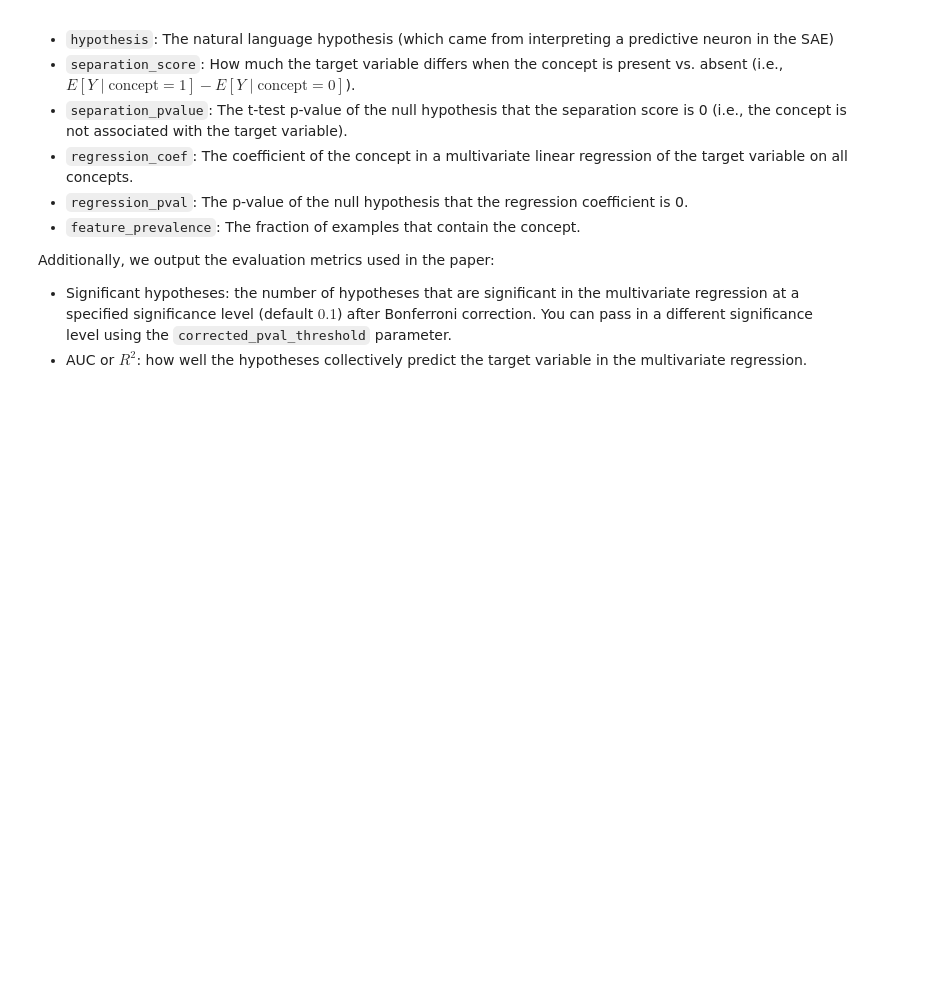
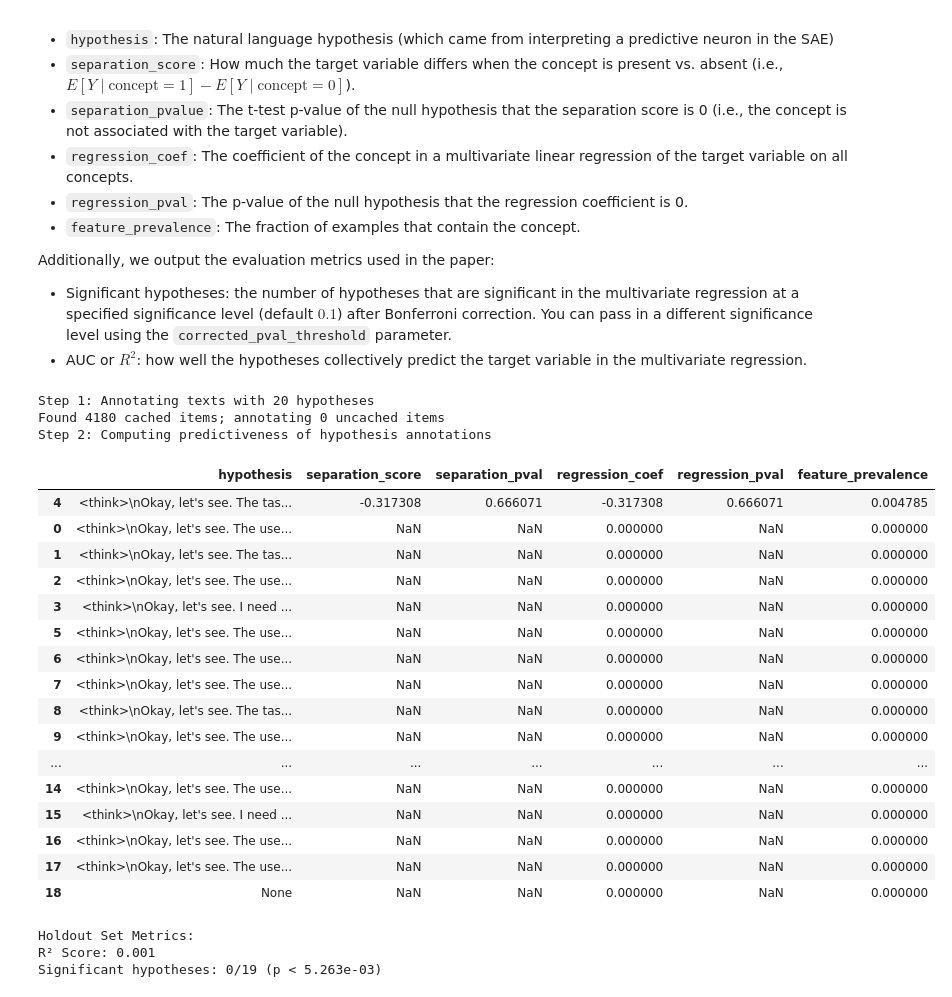
Before and after one commit to Lhongpei/myHypotheSAEs, a Jupyter notebook: quickstart.ipynb, the cells around one changed output. Drawn from its saved outputs; the diff is of its cells as text; code cells hidden in the pictures; blank space fills up the shorter version.

```diff
--- a/quickstart.ipynb
+++ b/quickstart.ipynb
@@ -46,7 +46,7 @@ train_X = pd.read_csv(os.path.join(base_dir, "X_train.csv"))
 train_y = pd.read_csv(os.path.join(base_dir, "y_train.csv")).values.ravel()
 test_X = pd.read_csv(os.path.join(base_dir, "X_test.csv"))
 test_y = pd.read_csv(os.path.join(base_dir, "y_test.csv")).values.ravel()
-number_dict = {'home': 0, 'other': 1, 'died': 2}
+number_dict = {'home': 0, 'other': 0, 'died': 1}
 label_train = [number_dict[label] for label in train_y]
 label_test = [number_dict[label] for label in test_y]
 few_shot_row = train_X.iloc[0:few_shot_examples, :]
@@ -102,13 +102,11 @@ Interpret a random subset of neurons in the SAE to sanity-check that the learned
 # If you don't pass in task-specific instructions, there is a generic instruction (see src/interpret_neurons.py);
 # task-specific instructions are optional, but they help produce hypotheses at the desired level of specificity.
 
-TASK_SPECIFIC_INSTRUCTIONS = """All of the texts are reviews of restaurants on Yelp.
-Features should describe a specific aspect of the review. For example:
-- "mentions long wait times to receive service"
-- "praises how a dish was cooked, with phrases like 'perfect medium-rare'\""""
-print(texts[0])  # Print an example text to see the format
-print(train_embeddings[0])  # Print the corresponding embedding to see the format
-print(sae_list[0])
+TASK_SPECIFIC_INSTRUCTIONS = None
+# """All of the texts are reviews of restaurants on Yelp.
+# Features should describe a specific aspect of the review. For example:
+# - "mentions long wait times to receive service"
+# - "praises how a dish was cooked, with phrases like 'perfect medium-rare'\""""
 # Interpret random neurons
 results = interpret_sae(
     texts=texts,
@@ -218,7 +195,8 @@ results = generate_hypotheses(
     selection_method=selection_method,
     n_selected_neurons=20,
     n_candidate_interpretations=1,
-    task_specific_instructions=TASK_SPECIFIC_INSTRUCTIONS
+    task_specific_instructions=TASK_SPECIFIC_INSTRUCTIONS,
+    classification=True
 )
 
 print("\nMost predictive features of Yelp reviews:")
@@ -246,22 +281,49 @@ Additionally, we output the evaluation metrics used in the paper:
 - Significant hypotheses: the number of hypotheses that are significant in the multivariate regression at a specified significance level (default $0.1$) after Bonferroni correction. You can pass in a different significance level using the `corrected_pval_threshold` parameter.
 - AUC or $R^2$: how well the hypotheses collectively predict the target variable in the multivariate regression.
 # %%
-holdout_df = pd.read_json(os.path.join(base_dir, "yelp-demo-holdout-2K.json"), lines=True)
-holdout_texts = holdout_df['text'].tolist()
-holdout_labels = holdout_df['stars'].values
+# holdout_df = pd.read_json(os.path.join(base_dir, "yelp-demo-holdout-2K.json"), lines=True)
+# holdout_texts = holdout_df['text'].tolist()
+# holdout_labels = holdout_df['stars'].values
+
+holdout_texts = df_to_prompts(few_shot_row, few_shot_label, test_X, few_shot_examples=few_shot_examples)
+holdout_labels = label_test  # Exclude few-shot examples
 
 metrics, evaluation_df = evaluate_hypotheses(
     hypotheses_df=results,
     texts=holdout_texts,
     labels=holdout_labels,
     cache_name=CACHE_NAME,
 )
 
 pd.set_option('display.max_colwidth', None)
 display(evaluation_df)
 pd.reset_option('display.max_colwidth')
 
 print("\nHoldout Set Metrics:")
 print(f"R² Score: {metrics['r2']:.3f}")
 print(f"Significant hypotheses: {metrics['Significant'][0]}/{metrics['Significant'][1]} "
       f"(p < {metrics['Significant'][2]:.3e})")
+# %% [output]
+Step 1: Annotating texts with 20 hypotheses
+Found 4180 cached items; annotating 0 uncached items
+Step 2: Computing predictiveness of hypothesis annotations
+|  | hypothesis | separation_score | separation_pval | regression_coef | regression_pval | feature_prevalence |
+| 4 | <think>\nOkay, let's see. The tas... | -0.317308 | 0.666071 | -0.317308 | 0.666071 | 0.004785 |
+| 0 | <think>\nOkay, let's see. The use... | NaN | NaN | 0.000000 | NaN | 0.000000 |
+| 1 | <think>\nOkay, let's see. The tas... | NaN | NaN | 0.000000 | NaN | 0.000000 |
+| 2 | <think>\nOkay, let's see. The use... | NaN | NaN | 0.000000 | NaN | 0.000000 |
+| 3 | <think>\nOkay, let's see. I need ... | NaN | NaN | 0.000000 | NaN | 0.000000 |
+| 5 | <think>\nOkay, let's see. The use... | NaN | NaN | 0.000000 | NaN | 0.000000 |
+| 6 | <think>\nOkay, let's see. The use... | NaN | NaN | 0.000000 | NaN | 0.000000 |
+| 7 | <think>\nOkay, let's see. The use... | NaN | NaN | 0.000000 | NaN | 0.000000 |
+| 8 | <think>\nOkay, let's see. The tas... | NaN | NaN | 0.000000 | NaN | 0.000000 |
+| 9 | <think>\nOkay, let's see. The use... | NaN | NaN | 0.000000 | NaN | 0.000000 |
+| ... | ... | ... | ... | ... | ... | ... |
+| 14 | <think>\nOkay, let's see. The use... | NaN | NaN | 0.000000 | NaN | 0.000000 |
+| 15 | <think>\nOkay, let's see. I need ... | NaN | NaN | 0.000000 | NaN | 0.000000 |
+| 16 | <think>\nOkay, let's see. The use... | NaN | NaN | 0.000000 | NaN | 0.000000 |
+| 17 | <think>\nOkay, let's see. The use... | NaN | NaN | 0.000000 | NaN | 0.000000 |
+| 18 | None | NaN | NaN | 0.000000 | NaN | 0.000000 |
+Holdout Set Metrics:
+R² Score: 0.001
+Significant hypotheses: 0/19 (p < 5.263e-03)
```
Also changed, not shown: parts of 4 cells of this notebook, 2 other files.
